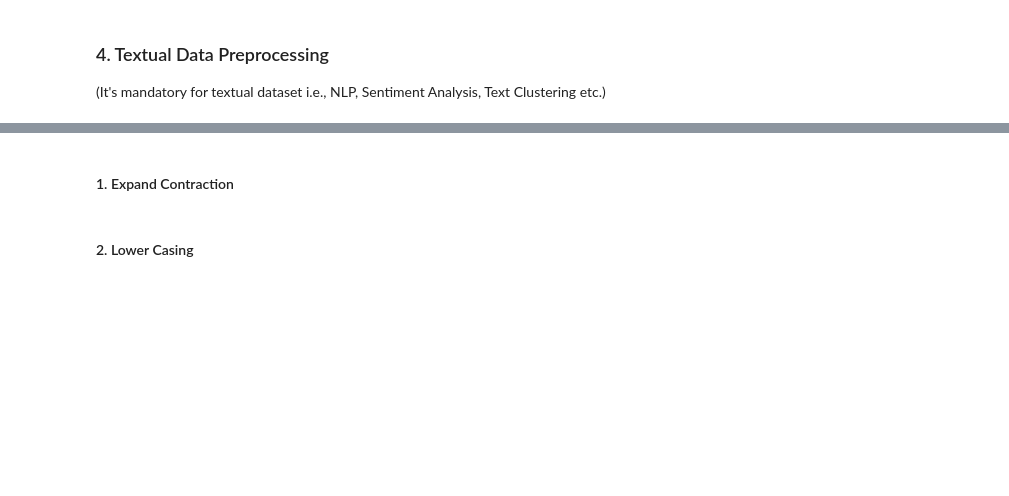
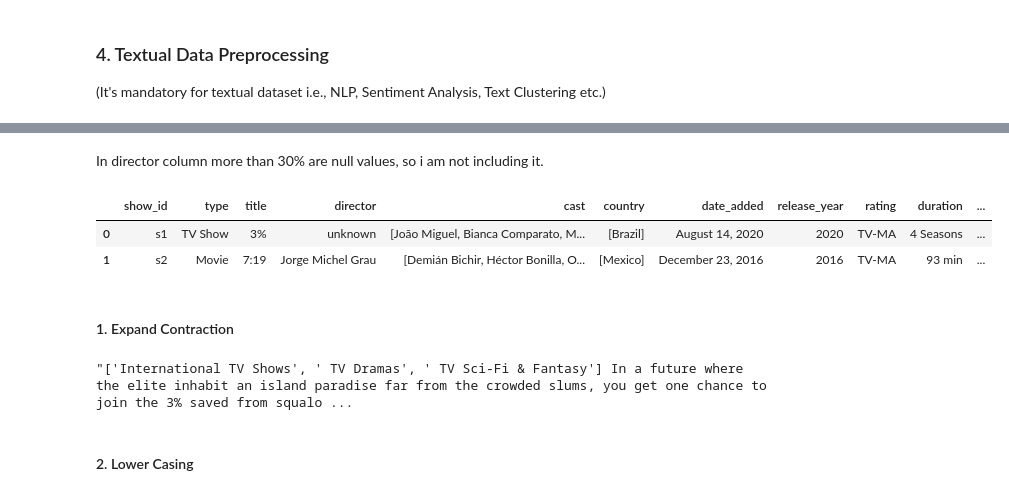
Before and after one commit to subhashsomarouthu/Netflix-Movies-and-TV-Shows-Clustering, a Jupyter notebook: Netflix_Movies_and_TV_Shows_Clustering.ipynb, the cells around one changed output, grey strips where cells are left out. Cells and saved outputs as stored; diff of their text form; code cells hidden in the pictures; blank space fills up the shorter version.

```diff
--- a/Netflix_Movies_and_TV_Shows_Clustering.ipynb
+++ b/Netflix_Movies_and_TV_Shows_Clustering.ipynb
@@ -1208,2 +1354,17 @@ Answer Here.
+# %%
+df_copy.cast = df_copy.cast.str.split(',').tolist()
+df_copy.country = df_copy.country.str.split(',').tolist()
+df_copy.listed_in = df_copy.listed_in.str.split(',').tolist()
+# %% [markdown]
+In director column more than 30% are null values, so i am not including it.
+# %%
+#here are my variables
+df_copy['features'] = df_copy['listed_in'].astype(str) + " " + df_copy['description'].astype(str) + " " + df_copy['type'].astype(str) + " "  + df_copy['rating'].astype(str) + " "  + df_copy['country'].astype(str)+" " +df_copy['cast'].astype(str)
+# %%
+df_copy.head(2)
+# %% [output]
+|  | show_id | type | title | director | cast | country | date_added | release_year | rating | duration | ... |
+| 0 | s1 | TV Show | 3% | unknown | [João Miguel, Bianca Comparato, M... | [Brazil] | August 14, 2020 | 2020 | TV-MA | 4 Seasons | ... |
+| 1 | s2 | Movie | 7:19 | Jorge Michel Grau | [Demián Bichir, Héctor Bonilla, O... | [Mexico] | December 23, 2016 | 2016 | TV-MA | 93 min | ... |
 # %% [markdown]
 #### 1. Expand Contraction
@@ -1212,2 +1380,6 @@ Answer Here.
+# %%
+df_copy['features'][0]
+# %% [output]
+"['International TV Shows', ' TV Dramas', ' TV Sci-Fi & Fantasy'] In a future where the elite inhabit an island paradise far from the crowded slums, you get one chance to join the 3% saved from squalo ...
 # %% [markdown]
 #### 2. Lower Casing
```
Also changed, not shown: parts of 110 cells of this notebook.
